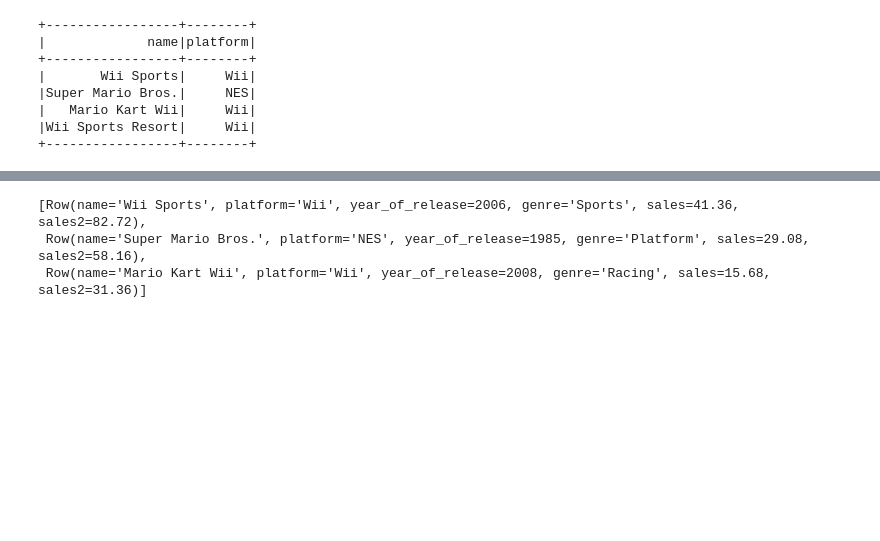
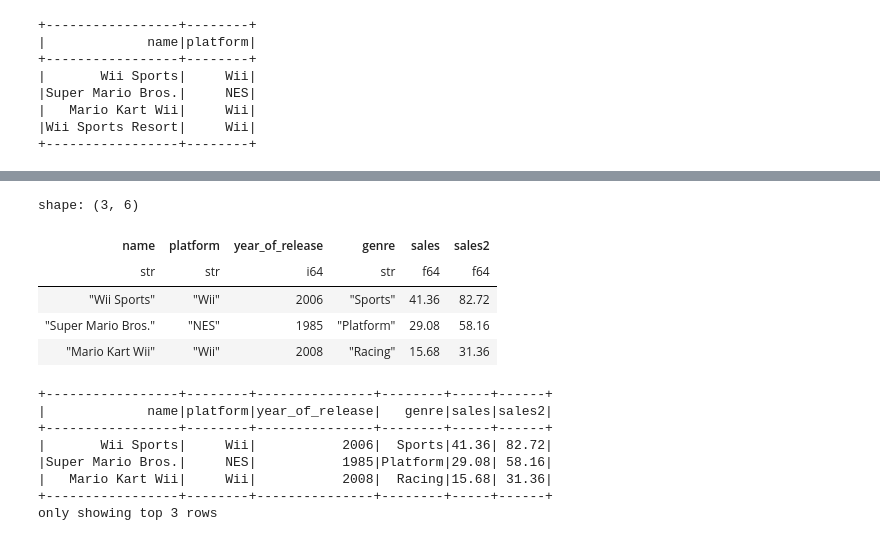
Before and after one commit to arteaga7/PySpark-Polars-Pandas, a Jupyter notebook: Notebooks/DA1.ipynb, the cells around one changed output, grey strips where cells are left out. Drawn from its saved outputs; the diff is of its cells as text; code cells hidden in the pictures; blank space fills up the shorter version.

```diff
--- a/Notebooks/DA1.ipynb
+++ b/Notebooks/DA1.ipynb
@@ -467,8 +468,27 @@ data_r = data.withColumnRenamed('name', 'new_name').withColumnRenamed('platform'
+# %%
+# Column operation
+df['sales2'] = df['sales']*2
+
+dp = dp.with_columns(
+    (pl.col('sales') * 2).alias('sales2')
+)
+dp.head(3)
+# %% [output]
+shape: (3, 6)
+| name | platform | year_of_release | genre | sales | sales2 |
+| str | str | i64 | str | f64 | f64 |
+| "Wii Sports" | "Wii" | 2006 | "Sports" | 41.36 | 82.72 |
+| "Super Mario Bros." | "NES" | 1985 | "Platform" | 29.08 | 58.16 |
+| "Mario Kart Wii" | "Wii" | 2008 | "Racing" | 15.68 | 31.36 |
 # %%
-# Column operation
 data = data.withColumn('sales2', data['sales']*2)
-data.head(3)
+data.show(3)
 # %% [output]
-[Row(name='Wii Sports', platform='Wii', year_of_release=2006, genre='Sports', sales=41.36, sales2=82.72),
- Row(name='Super Mario Bros.', platform='NES', year_of_release=1985, genre='Platform', sales=29.08, sales2=58.16),
- Row(name='Mario Kart Wii', platform='Wii', year_of_release=2008, genre='Racing', sales=15.68, sales2=31.36)]
++-----------------+--------+---------------+--------+-----+------+
+|             name|platform|year_of_release|   genre|sales|sales2|
++-----------------+--------+---------------+--------+-----+------+
+|       Wii Sports|     Wii|           2006|  Sports|41.36| 82.72|
+|Super Mario Bros.|     NES|           1985|Platform|29.08| 58.16|
+|   Mario Kart Wii|     Wii|           2008|  Racing|15.68| 31.36|
++-----------------+--------+---------------+--------+-----+------+
+only showing top 3 rows
```
Also changed, not shown: parts of 19 cells of this notebook.
